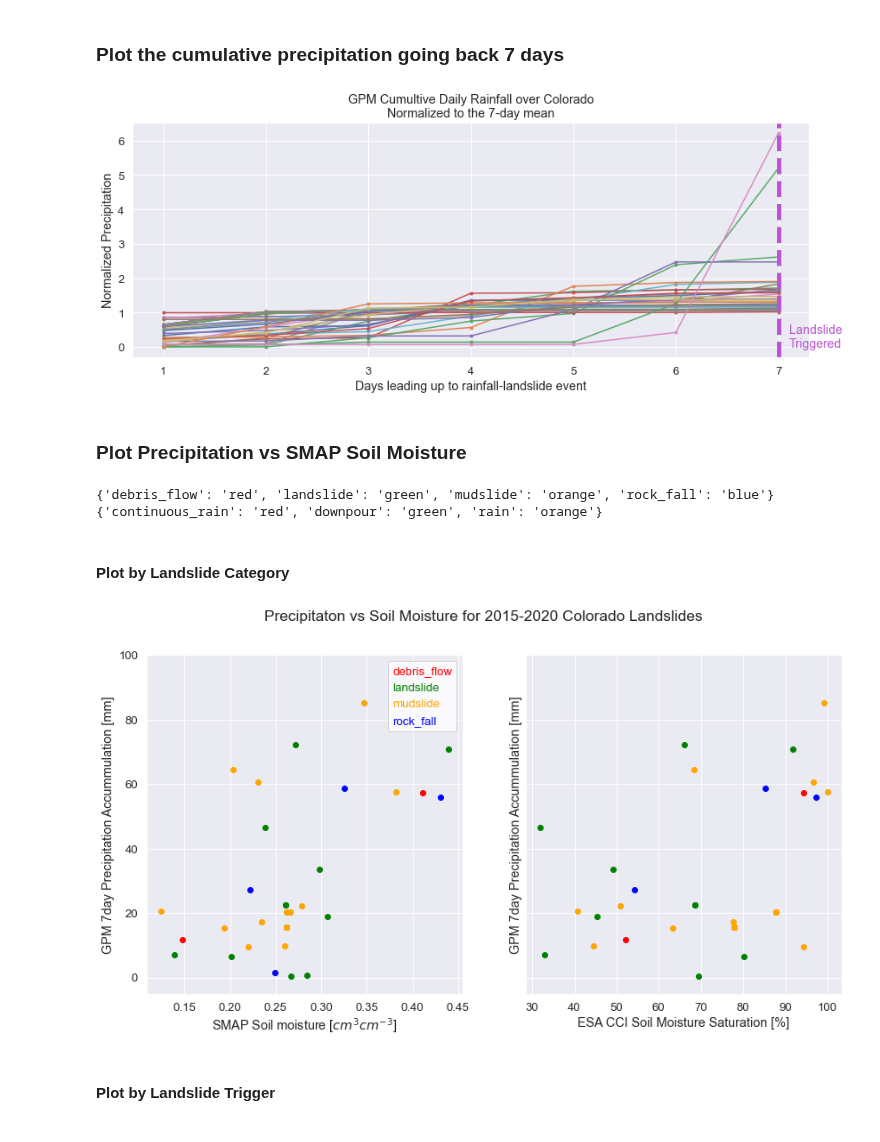
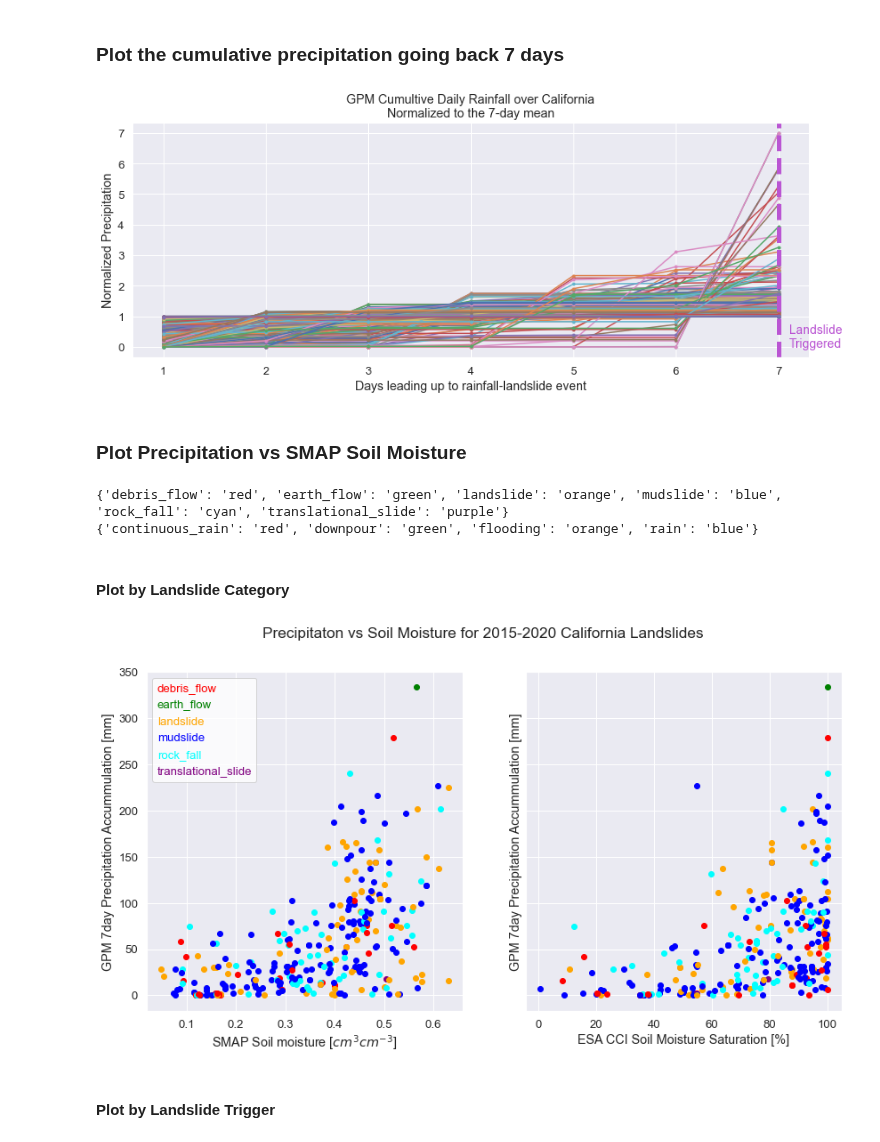
Before and after one commit to jacquiewitte/capstone-landslides-soilmoisture, a Jupyter notebook: landslide_precip_soilm.ipynb, the cells around one changed output. Saved outputs shown, nothing was run; the diff lists cells and outputs as text; code cells hidden in the pictures.

Commit message:
Added other western US states

```diff
--- a/landslide_precip_soilm.ipynb
+++ b/landslide_precip_soilm.ipynb
@@ -101,7 +101,12 @@ def nearestneighbor_ncdf(input_file, parameter, loc):
     float
     """
     # read the netcdf file
-    data_xr = xr.open_dataset(input_file).squeeze()
+    try:
+        data_xr = xr.open_dataset(input_file).squeeze()
+    except IOError:
+        print("File not accessible")
+    finally:
+        data_xr.close()
 
     # subset the file
     res = data_xr[parameter].sel(indexers={
@@ -112 +119,4 @@ def nearestneighbor_ncdf(input_file, parameter, loc):
+# %%
+westernUS = ['Colorado', 'California', 'Oregon', 'Washington']
+state = westernUS[1]
 # %% [markdown]
@@ -121,9 +131,11 @@ glc_file = os.path.join(et.io.HOME,
 glc = pd.read_csv(glc_file)
 
 glc_co = glc[(glc['country_code'] == 'US') & (
-                glc['admin_division_name'] == 'Colorado') & (
+                glc['admin_division_name'] == state) & (
                 glc['landslide_trigger'] != 'freeze_thaw') & (
                 glc['landslide_trigger'] != 'snowfall_snowmelt') & (
+                glc['landslide_trigger'] != 'earthquake') & (
+                glc['landslide_trigger'] != 'leaking_pipe') & (
                 glc['landslide_trigger'] != 'no_apparent_trigger') & (
                 glc['landslide_trigger'] != 'other')              & (
                 glc['landslide_trigger'] != 'unknown')
@@ -432,19 +428,19 @@ ax.axvline(x=7, ymin=0, color='mediumorchid', linestyle='dashed', linewidth=5)
 
 ax.set(xlabel='Days leading up to rainfall-landslide event',
        ylabel='Normalized Precipitation',
-       title='GPM Cumultive Daily Rainfall over Colorado\nNormalized to the 7-day mean')
+       title='GPM Cumultive Daily Rainfall over '+state+'\nNormalized to the 7-day mean')
 ax.text(7.1 ,0, 'Landslide\nTriggered', color='mediumorchid', fontsize='medium');
 
 plt.savefig(os.path.join(et.io.HOME,
             'earth-analytics',
             'capstone-landslides-soilmoisture', 'plots',
-            'gpm_precip7d_normalized_timeseries_CO.png'))
+            'gpm_precip7d_normalized_timeseries_'+state+'.png'))
 # %% [output]
-[figure, old version]
+[figure, new version]
 # %% [markdown]
 ### Plot Precipitation vs SMAP Soil Moisture
 # %%
-colors = ['red', 'green', 'orange', 'blue', 'yellow', 'purple']
+colors = ['red', 'green', 'orange', 'blue', 'cyan', 'purple']
 
 category = dict(zip(np.unique(landslide_df['landslide_category']), colors))
 print(category)
@@ -452,8 +448,8 @@ print(category)
 trigger = dict(zip(np.unique(landslide_df['landslide_trigger']), colors))
 print(trigger)
 # %% [output]
-{'debris_flow': 'red', 'landslide': 'green', 'mudslide': 'orange', 'rock_fall': 'blue'}
-{'continuous_rain': 'red', 'downpour': 'green', 'rain': 'orange'}
+{'debris_flow': 'red', 'earth_flow': 'green', 'landslide': 'orange', 'mudslide': 'blue', 'rock_fall': 'cyan', 'translational_slide': 'purple'}
+{'continuous_rain': 'red', 'downpour': 'green', 'flooding': 'orange', 'rain': 'blue'}
 # %% [markdown]
 #### Plot by Landslide Category
 # %%
@@ -464,37 +460,37 @@ fig, (ax1, ax2) = plt.subplots(ncols=2, nrows=1, figsize=(14, 7),
 # SMAP
 for id, df in landslide_df.groupby("landslide_id"):
     for cat in category:
         if df['landslide_category'][0] == cat:
             ax1.scatter(df['smap_sm'], df['precip_accum_mm'],
                         color=category[cat])
             ax2.scatter(df['esa_sm_percent'], df['precip_accum_mm'],
                         color=category[cat])
 
 ax1.set(xlabel='SMAP Soil moisture [$cm^3 cm^{-3}$]',
         ylabel='GPM 7day Precipitation Accummulation [mm]')
-ax1.set_ylim([-5, 100])
+#ax1.set_ylim([-5, 100])
 
 ax2.set(xlabel='ESA CCI Soil Moisture Saturation [%]',
         ylabel='GPM 7day Precipitation Accummulation [mm]')
 
 # Add legend
 leg = ax1.legend(handlelength=0, handletextpad=0, fancybox=True,
                  labels=category, labelcolor=colors, facecolor='white')
 for item in leg.legendHandles:
     item.set_visible(False)
 
 # add an overall caption
 fig.suptitle(
-    'Precipitaton vs Soil Moisture for 2015-2020 Colorado Landslides'
+    'Precipitaton vs Soil Moisture for 2015-2020 '+state+' Landslides'
 )
 
 
 plt.savefig(os.path.join(et.io.HOME,
             'earth-analytics',
             'capstone-landslides-soilmoisture', 'plots',
-            'sm_VS_precip_2015_2020_category_CO.png'));
+            'sm_VS_precip_2015_2020_category_'+state+'.png'));
 # %% [output]
-[figure, old version]
+[figure, new version]
 # %% [markdown]
 #### Plot by Landslide Trigger
 # %%
```
Also changed, not shown: parts of 15 cells of this notebook.
